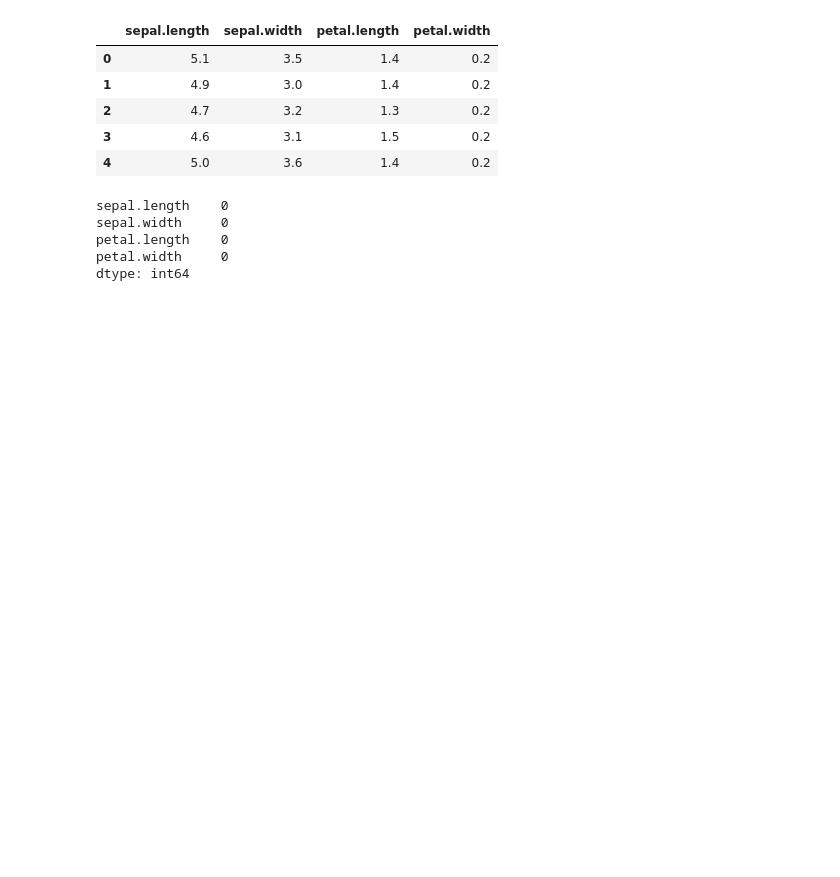
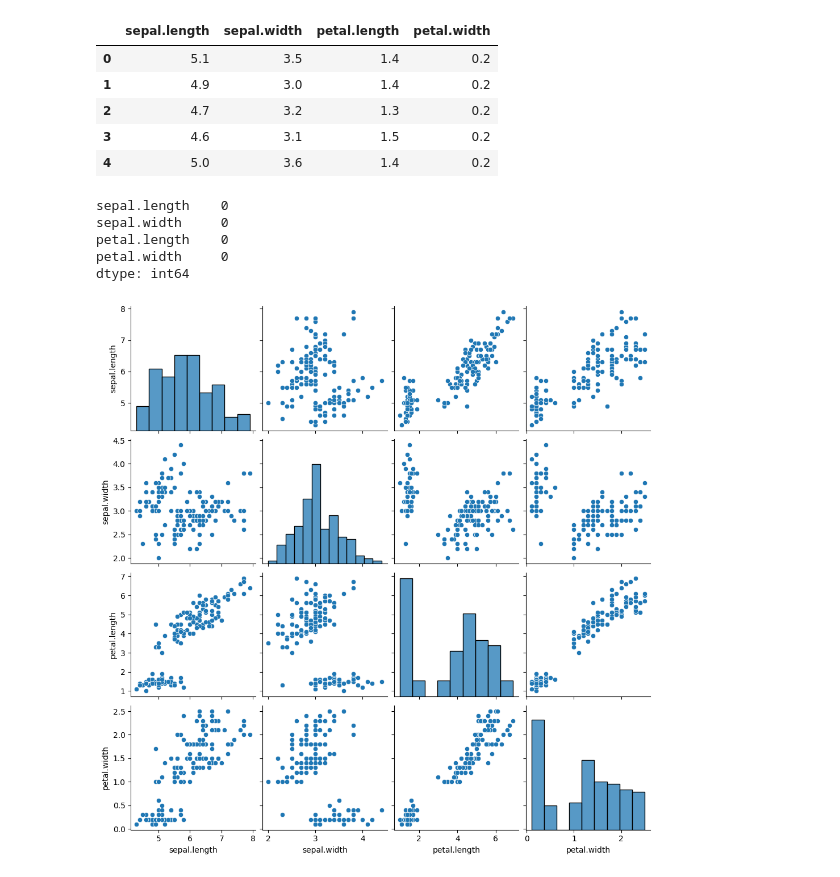
Before and after one commit to Its-Vikas-xd/Machine-Learning, a Jupyter notebook: Unsupervised Machine learning/Clustering/K-Means/k-means.ipynb, the cells around one changed output. Drawn from its saved outputs; the diff is of its cells as text; code cells hidden in the pictures; blank space fills up the shorter version.

```diff
--- a/Unsupervised Machine learning/Clustering/K-Means/k-means.ipynb
+++ b/Unsupervised Machine learning/Clustering/K-Means/k-means.ipynb
@@ -20,3 +20,8 @@ sepal.width     0
 petal.length    0
 petal.width     0
 dtype: int64
+# %%
+sns.pairplot(data=dataset)
+plt.show()
+# %% [output]
+[figure, added]
```
